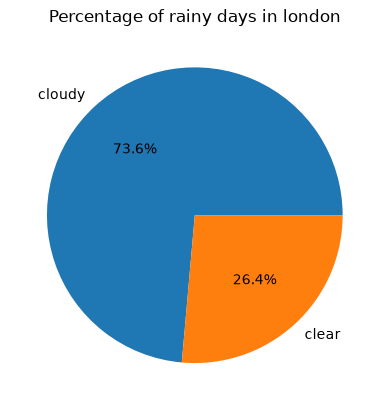
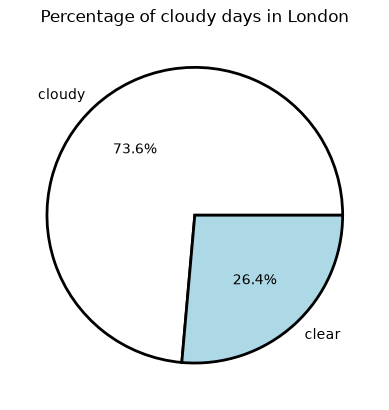
The change to this notebook cell's code, shown as a diff; its figure went from the first image to the second:
--- before
+++ after
@@ -16,11 +16,10 @@
 
     labels = ["cloudy","clear"]
+    colours = ["white","lightblue"]
 
-    plt.pie([percentage_cloudy, percentage_clear], labels=labels, autopct='%1.1f%%')
+    plt.pie([percentage_cloudy, percentage_clear], labels=labels, autopct='%1.1f%%', colors = colours, wedgeprops = {"edgecolor" : "black",'linewidth': 2,'antialiased': True})
 
-    plt.title(f"Percentage of rainy days in {cityName}")
+    plt.title(f"Percentage of cloudy days in {cityName}")
     plt.show()
     
-    
-
 generate_cloudy_pie(london,"London")

Commit: Finalized cloud charts, made them look nicer :)